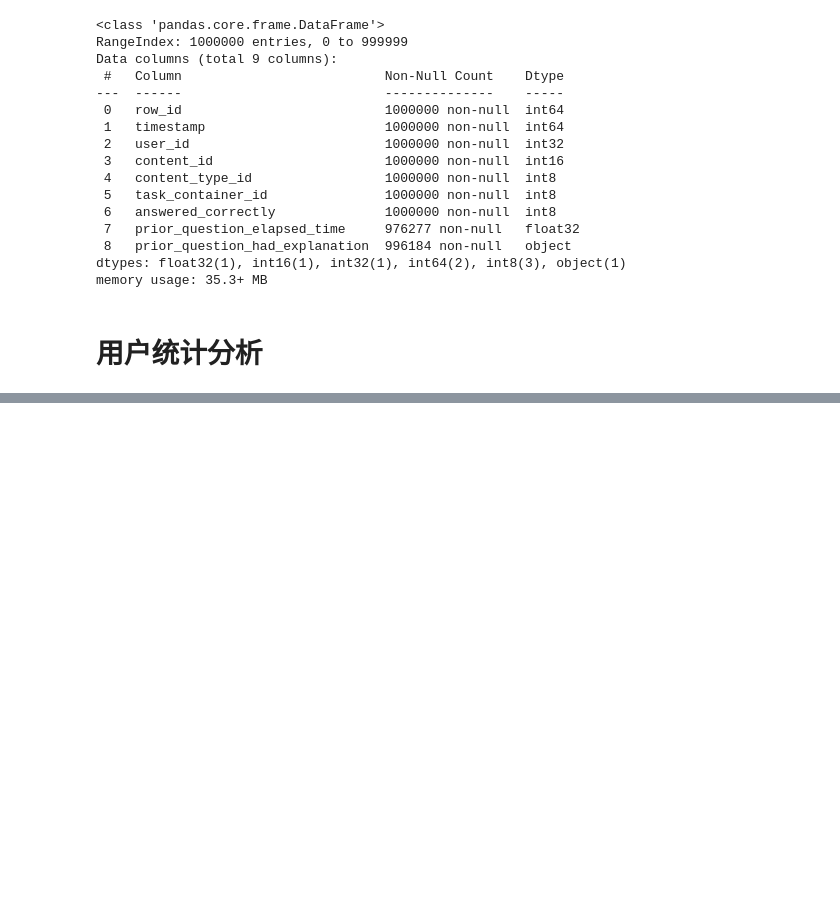
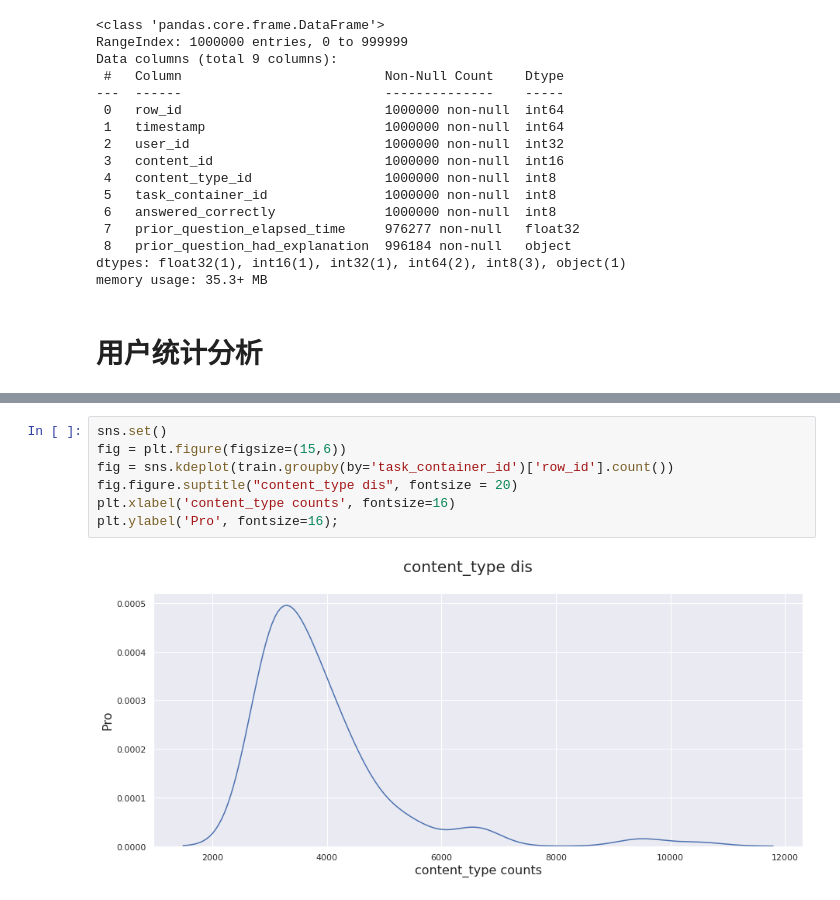
Before and after one commit to Coding-Zuo/DataGame, a Jupyter notebook: kaggle/riiid-test-answer-prediction/2020-11-23eda.ipynb, the cells around one changed output, grey strips where cells are left out. Saved outputs shown, nothing was run; the diff lists cells and outputs as text; blank space fills up the shorter version.

```diff
--- a/kaggle/riiid-test-answer-prediction/2020-11-23eda.ipynb
+++ b/kaggle/riiid-test-answer-prediction/2020-11-23eda.ipynb
@@ -209,0 +357,9 @@ Text(0.5, 1.0, 'label dis')
+# %%
+sns.set()
+fig = plt.figure(figsize=(15,6))
+fig = sns.kdeplot(train.groupby(by='task_container_id')['row_id'].count())
+fig.figure.suptitle("content_type dis", fontsize = 20)
+plt.xlabel('content_type counts', fontsize=16)
+plt.ylabel('Pro', fontsize=16);
+# %% [output]
+[figure, added]
```
Also changed, not shown: parts of 44 cells of this notebook, 4 other files.
